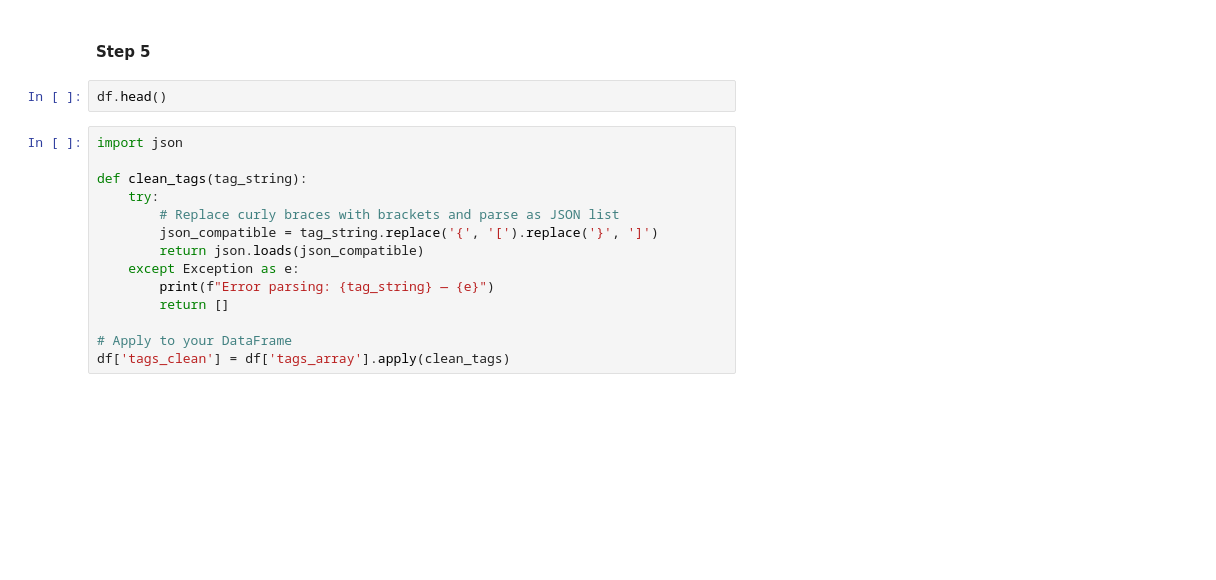
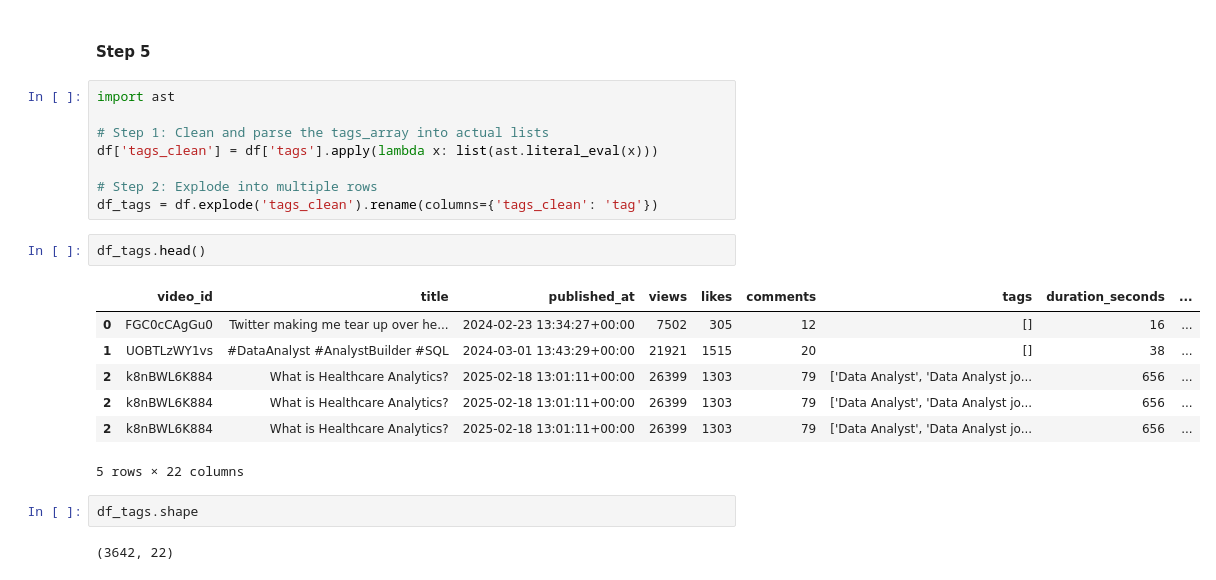
Before and after one commit to LiLuo086/alex-the-analyst-youtube-analysis, a Jupyter notebook: eda.ipynb, the cells around one changed output. Saved outputs shown, nothing was run; the diff lists cells and outputs as text; blank space fills up the shorter version.

Commit message:
Reserve column tags

```diff
--- a/eda.ipynb
+++ b/eda.ipynb
@@ -399,18 +440,24 @@ plt.title("Video Duration vs Likes per Day")
 # %% [markdown]
 #### Step 5
-# %%
-df.head()
-# %%
-import json
-
-def clean_tags(tag_string):
-    try:
-        # Replace curly braces with brackets and parse as JSON list
-        json_compatible = tag_string.replace('{', '[').replace('}', ']')
-        return json.loads(json_compatible)
-    except Exception as e:
-        print(f"Error parsing: {tag_string} — {e}")
-        return []
-
-# Apply to your DataFrame
-df['tags_clean'] = df['tags_array'].apply(clean_tags)
+# %%
+import ast
+
+# Step 1: Clean and parse the tags_array into actual lists
+df['tags_clean'] = df['tags'].apply(lambda x: list(ast.literal_eval(x)))
+
+# Step 2: Explode into multiple rows
+df_tags = df.explode('tags_clean').rename(columns={'tags_clean': 'tag'})
+# %%
+df_tags.head()
+# %% [output]
+|  | video_id | title | published_at | views | likes | comments | tags | duration_seconds | ... |
+| 0 | FGC0cCAgGu0 | Twitter making me tear up over he... | 2024-02-23 13:34:27+00:00 | 7502 | 305 | 12 | [] | 16 | ... |
+| 1 | UOBTLzWY1vs | #DataAnalyst #AnalystBuilder #SQL | 2024-03-01 13:43:29+00:00 | 21921 | 1515 | 20 | [] | 38 | ... |
+| 2 | k8nBWL6K884 | What is Healthcare Analytics? | 2025-02-18 13:01:11+00:00 | 26399 | 1303 | 79 | ['Data Analyst', 'Data Analyst jo... | 656 | ... |
+| 2 | k8nBWL6K884 | What is Healthcare Analytics? | 2025-02-18 13:01:11+00:00 | 26399 | 1303 | 79 | ['Data Analyst', 'Data Analyst jo... | 656 | ... |
+| 2 | k8nBWL6K884 | What is Healthcare Analytics? | 2025-02-18 13:01:11+00:00 | 26399 | 1303 | 79 | ['Data Analyst', 'Data Analyst jo... | 656 | ... |
+5 rows × 22 columns
+# %%
+df_tags.shape
+# %% [output]
+(3642, 22)
```
Also changed, not shown: parts of 13 cells of this notebook, 1 other file.
